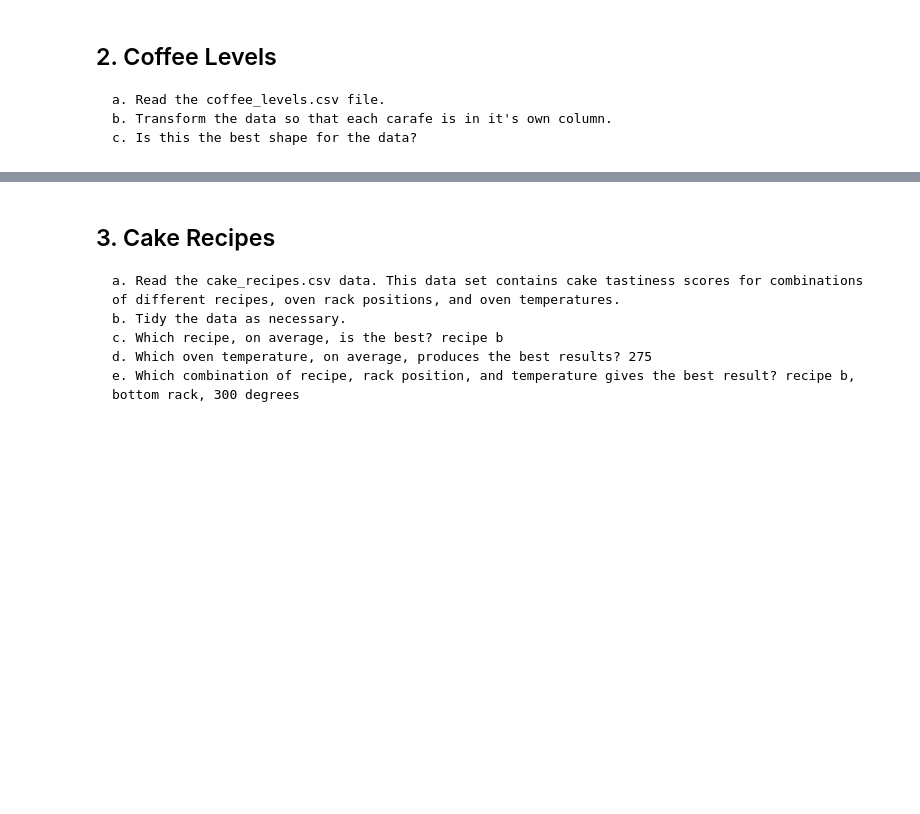
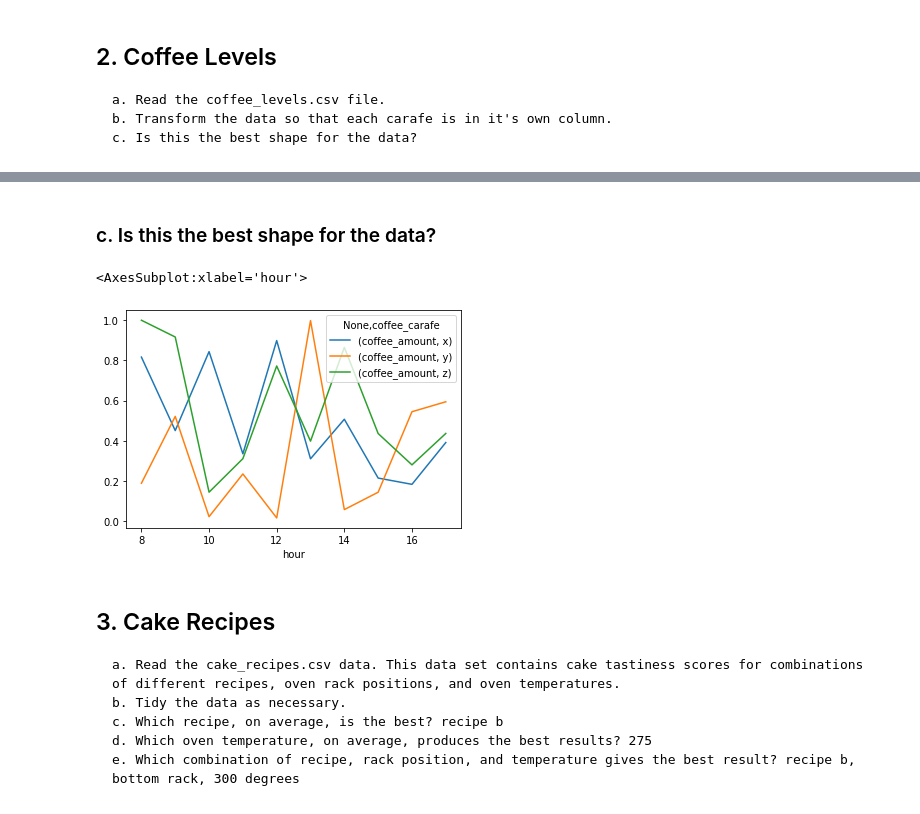
Before and after one commit to hrodjr/classification-exercises, a Jupyter notebook: tidy_data.ipynb, the cells around one changed output, grey strips where cells are left out. Saved outputs shown, nothing was run; the diff lists cells and outputs as text; code cells hidden in the pictures; blank space fills up the shorter version.

Commit message:
completed 2/3 exercise

```diff
--- a/tidy_data.ipynb
+++ b/tidy_data.ipynb
@@ -76,0 +79,4 @@ Name: attendance_percentage, dtype: float64
+# %%
+#pull in the csv data.
+coffee_lv = pd.read_csv("/Users/hector/codeup-data-science/classification-exercises/untidy-data/coffee_levels.csv")
+coffee_lv
@@ -76,0 +103,4 @@ Name: attendance_percentage, dtype: float64
+# %%
+#melt into carafe columns.
+coffee_pivot = coffee_lv.pivot(index='hour', columns='coffee_carafe')
+coffee_pivot
@@ -77,3 +121,10 @@ Name: attendance_percentage, dtype: float64
+# %% [markdown]
+### c. Is this the best shape for the data?
+# %%
+coffee_pivot.plot()
+# %% [output]
+<AxesSubplot:xlabel='hour'>
+[figure, added]
 # %% [markdown]
 ## 3. Cake Recipes
 
```
Also changed, not shown: parts of 14 cells of this notebook.
